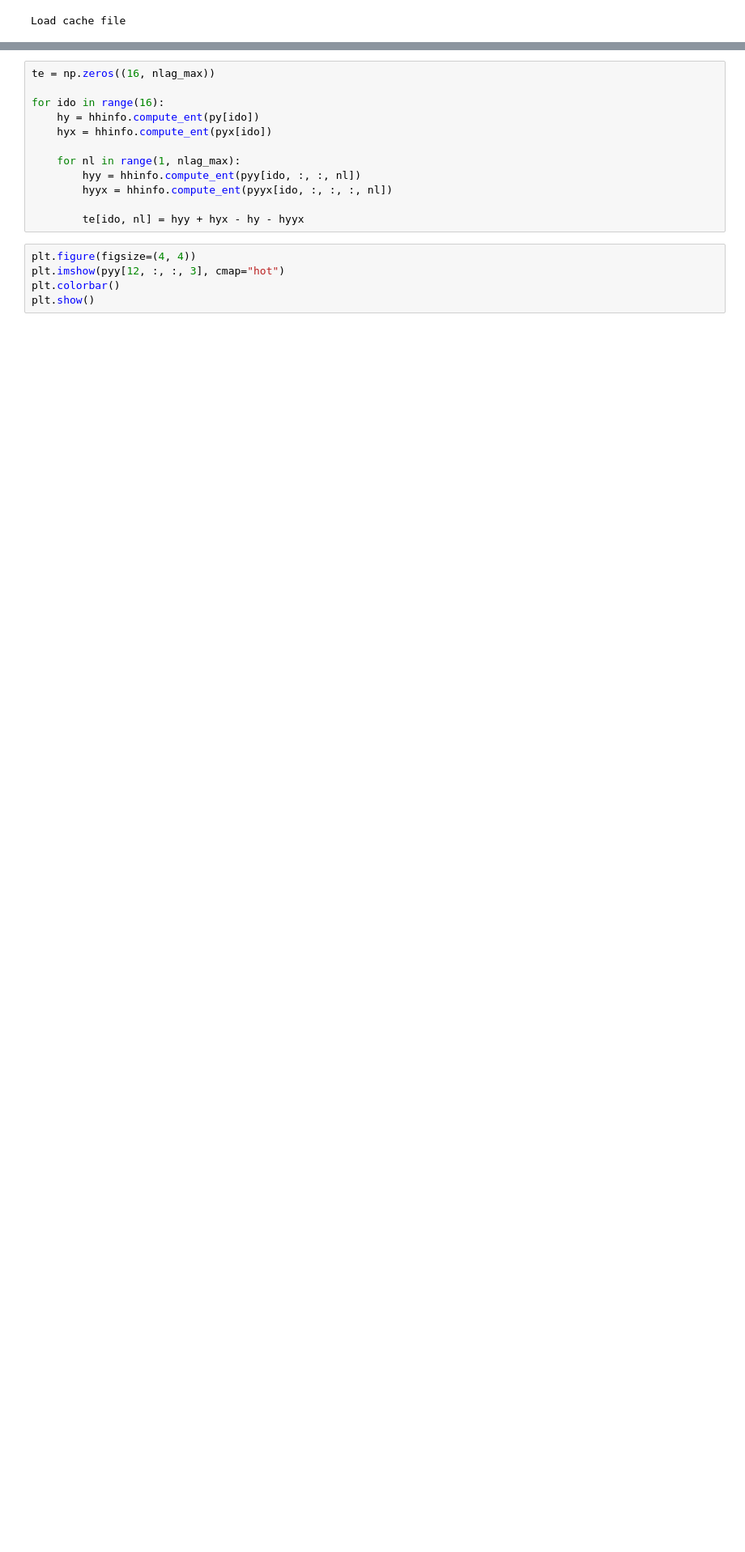
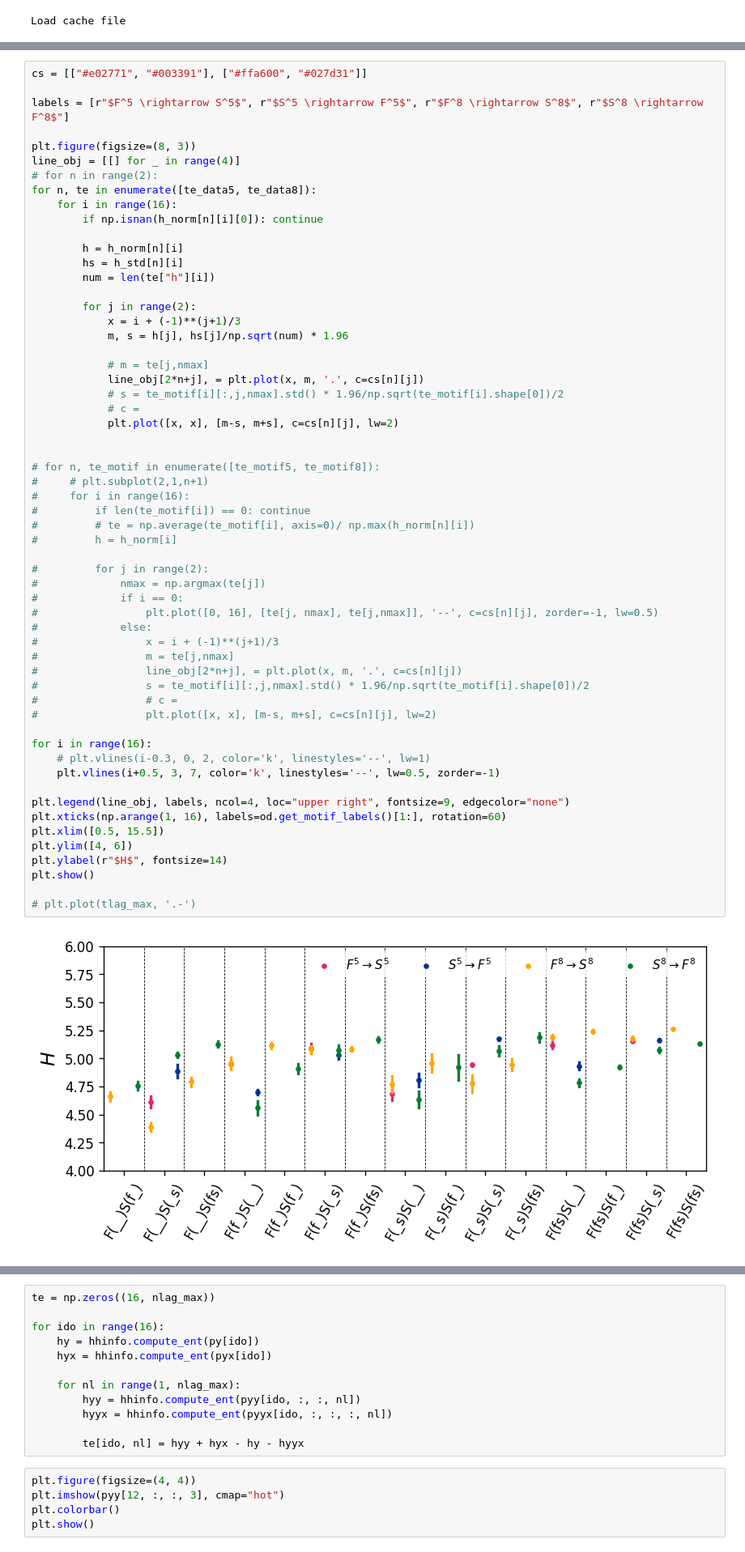
Before and after one commit to jyKim-97/hh_neuralnet, a Jupyter notebook: information_routing/te_oscillation_motif.ipynb, the cells around one changed output, grey strips where cells are left out. Shown at 81% size. Drawn from its saved outputs; the diff is of its cells as text; blank space fills up the shorter version.

```diff
--- a/information_routing/te_oscillation_motif.ipynb
+++ b/information_routing/te_oscillation_motif.ipynb
@@ -115,0 +73,60 @@ te_motif5, len_motif5 = compute_te_on_motif(5, amp_range_set[4], nlag_max)
+# %%
+cs = [["#e02771", "#003391"], ["#ffa600", "#027d31"]]
+
+labels = [r"$F^5 \rightarrow S^5$", r"$S^5 \rightarrow F^5$", r"$F^8 \rightarrow S^8$", r"$S^8 \rightarrow F^8$"]
+
+plt.figure(figsize=(8, 3))
+line_obj = [[] for _ in range(4)]
+# for n in range(2):
+for n, te in enumerate([te_data5, te_data8]):
+    for i in range(16):
+        if np.isnan(h_norm[n][i][0]): continue
+
+        h = h_norm[n][i]
+        hs = h_std[n][i]
+        num = len(te["h"][i])
+
+        for j in range(2):
+            x = i + (-1)**(j+1)/3
+            m, s = h[j], hs[j]/np.sqrt(num) * 1.96
+
+            # m = te[j,nmax]
+            line_obj[2*n+j], = plt.plot(x, m, '.', c=cs[n][j])
+            # s = te_motif[i][:,j,nmax].std() * 1.96/np.sqrt(te_motif[i].shape[0])/2
+            # c =
+            plt.plot([x, x], [m-s, m+s], c=cs[n][j], lw=2)
+
+
+# for n, te_motif in enumerate([te_motif5, te_motif8]):
+#     # plt.subplot(2,1,n+1)
+#     for i in range(16):
+#         if len(te_motif[i]) == 0: continue
+#         # te = np.average(te_motif[i], axis=0)/ np.max(h_norm[n][i])
+#         h = h_norm[i]
+
+#         for j in range(2):
+#             nmax = np.argmax(te[j])
+#             if i == 0:
+#                 plt.plot([0, 16], [te[j, nmax], te[j,nmax]], '--', c=cs[n][j], zorder=-1, lw=0.5)
+#             else:
+#                 x = i + (-1)**(j+1)/3
+#                 m = te[j,nmax]
+#                 line_obj[2*n+j], = plt.plot(x, m, '.', c=cs[n][j])
+#                 s = te_motif[i][:,j,nmax].std() * 1.96/np.sqrt(te_motif[i].shape[0])/2
+#                 # c =
+#                 plt.plot([x, x], [m-s, m+s], c=cs[n][j], lw=2)
+
+for i in range(16):
+    # plt.vlines(i-0.3, 0, 2, color='k', linestyles='--', lw=1)
+    plt.vlines(i+0.5, 3, 7, color='k', linestyles='--', lw=0.5, zorder=-1)
+
+plt.legend(line_obj, labels, ncol=4, loc="upper right", fontsize=9, edgecolor="none")
+plt.xticks(np.arange(1, 16), labels=od.get_motif_labels()[1:], rotation=60)
+plt.xlim([0.5, 15.5])
+plt.ylim([4, 6])
+plt.ylabel(r"$H$", fontsize=14)
+plt.show()
+
+# plt.plot(tlag_max, '.-')
+# %% [output]
+[figure, added]
```
Also changed, not shown: parts of 31 cells of this notebook, 8 other files.
